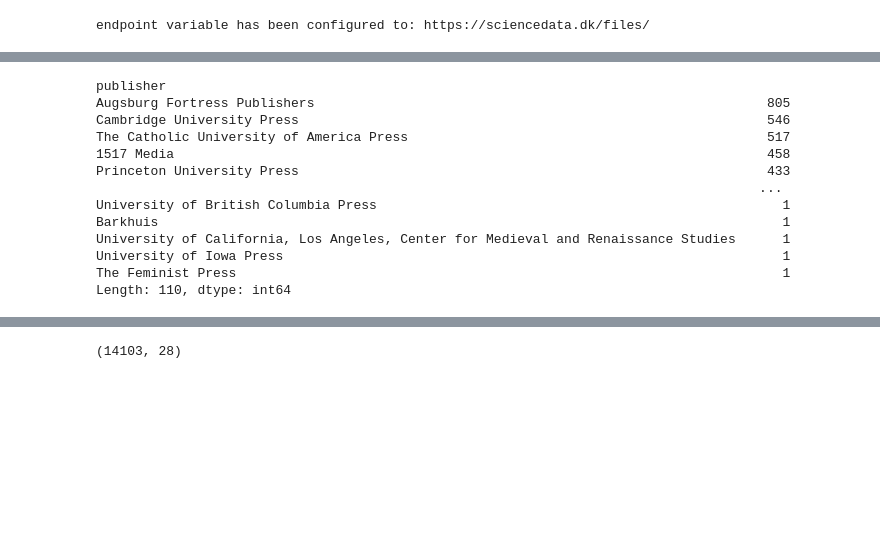
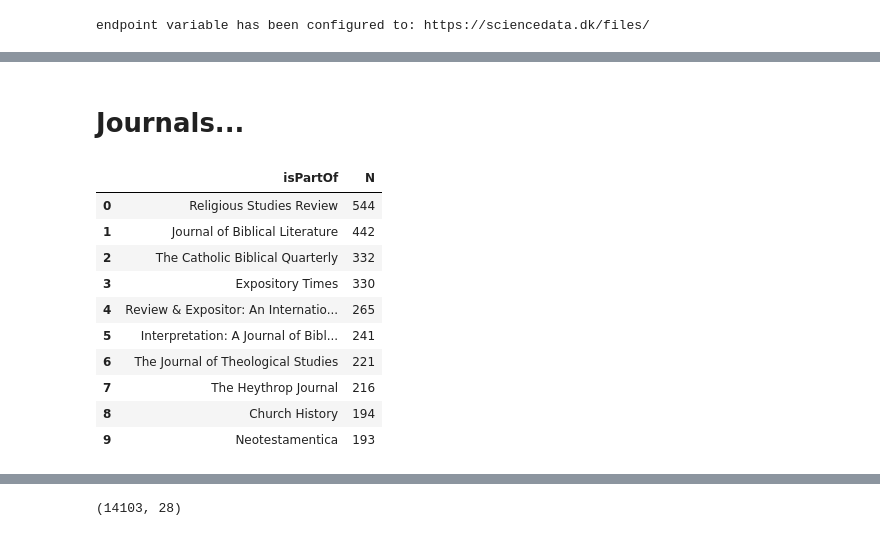
Before and after one commit to kasev/mops, a Jupyter notebook: scripts/jstor-explorations.ipynb, the cells around one changed output, grey strips where cells are left out. Saved outputs shown, nothing was run; the diff lists cells and outputs as text; code cells hidden in the pictures; blank space fills up the shorter version.

```diff
--- a/scripts/jstor-explorations.ipynb
+++ b/scripts/jstor-explorations.ipynb
@@ -40,21 +40,22 @@ jstor_df[jstor_df["docType"]=="chapter"].head(5)
 | 7 | [Holladay, Carl R.] | 2017-01-01 | chapter | None | ark://27927/phx68d6dm3t | [] | Introduction to the New Testament | None | [thessalonians, thessalonian lett... | ... |
 | 8 | [Jeremy M. Schott] | 2011-01-01 | chapter | None | ark://27927/pbd934r3jr | [] | Christianity, Empire, and the Mak... | None | [apologists, osiris, isis and osi... | ... |
 | 9 | [Raymond F. Collins] | 2013-01-01 | chapter | None | ark://27927/phx2t1wjwnt | [] | Accompanied by a Believing Wife | None | [disciples, corinthians, markan, ... | ... |
-# %%
-jstor_df[(jstor_df["docType"]=="chapter")].groupby("publisher").size().sort_values(ascending=False)
-# %% [output]
-publisher
-Augsburg Fortress Publishers                                                          805
-Cambridge University Press                                                            546
-The Catholic University of America Press                                              517
-1517 Media                                                                            458
-Princeton University Press                                                            433
-                                                                                     ...
-University of British Columbia Press                                                    1
-Barkhuis                                                                                1
-University of California, Los Angeles, Center for Medieval and Renaissance Studies      1
-University of Iowa Press                                                                1
-The Feminist Press                                                                      1
-Length: 110, dtype: int64
+# %% [markdown]
+# Journals...
 # %%
 journals_df = jstor_df.groupby("isPartOf").size().sort_values(ascending=False)
+journals_df = journals_df.reset_index()
+journals_df.rename(columns={0: "N"}, inplace=True)
+journals_df.head(10)
+# %% [output]
+|  | isPartOf | N |
+| 0 | Religious Studies Review | 544 |
+| 1 | Journal of Biblical Literature | 442 |
+| 2 | The Catholic Biblical Quarterly | 332 |
+| 3 | Expository Times | 330 |
+| 4 | Review & Expositor: An Internatio... | 265 |
+| 5 | Interpretation: A Journal of Bibl... | 241 |
+| 6 | The Journal of Theological Studies | 221 |
+| 7 | The Heythrop Journal | 216 |
+| 8 | Church History | 194 |
+| 9 | Neotestamentica | 193 |
```
Also changed, not shown: parts of 5 cells of this notebook, 1 other file.
